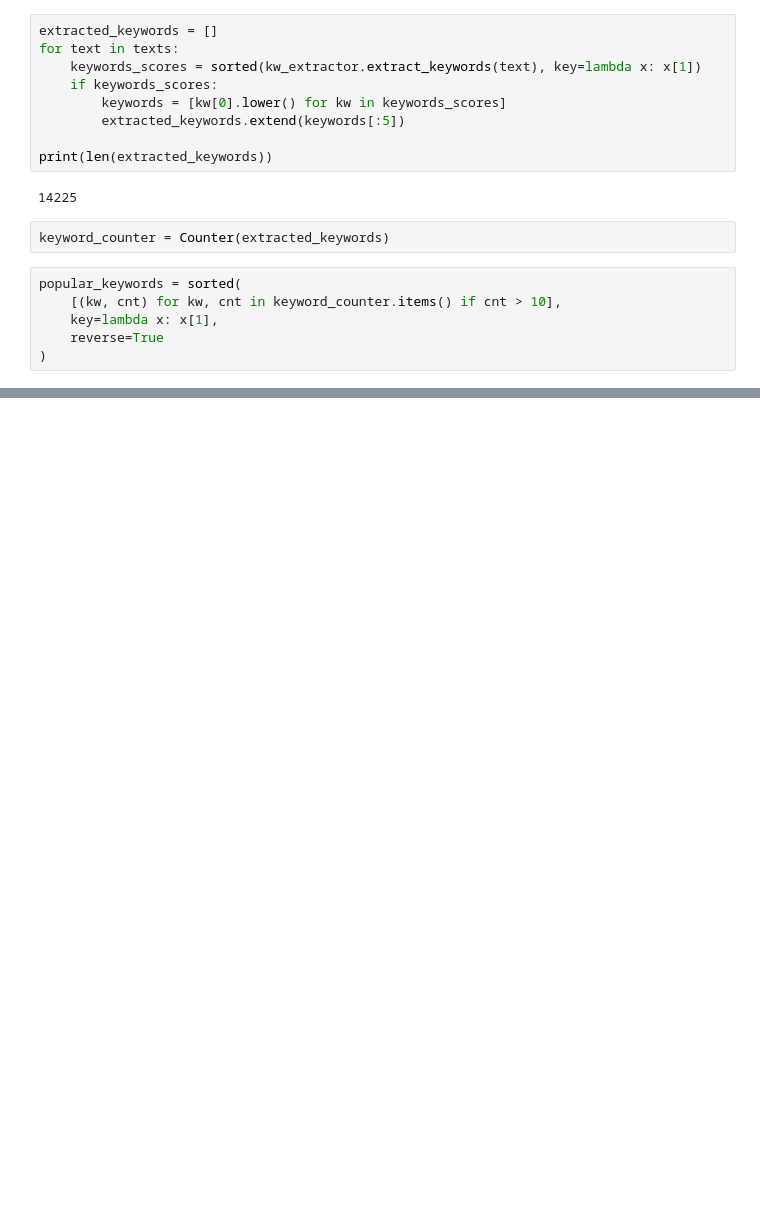
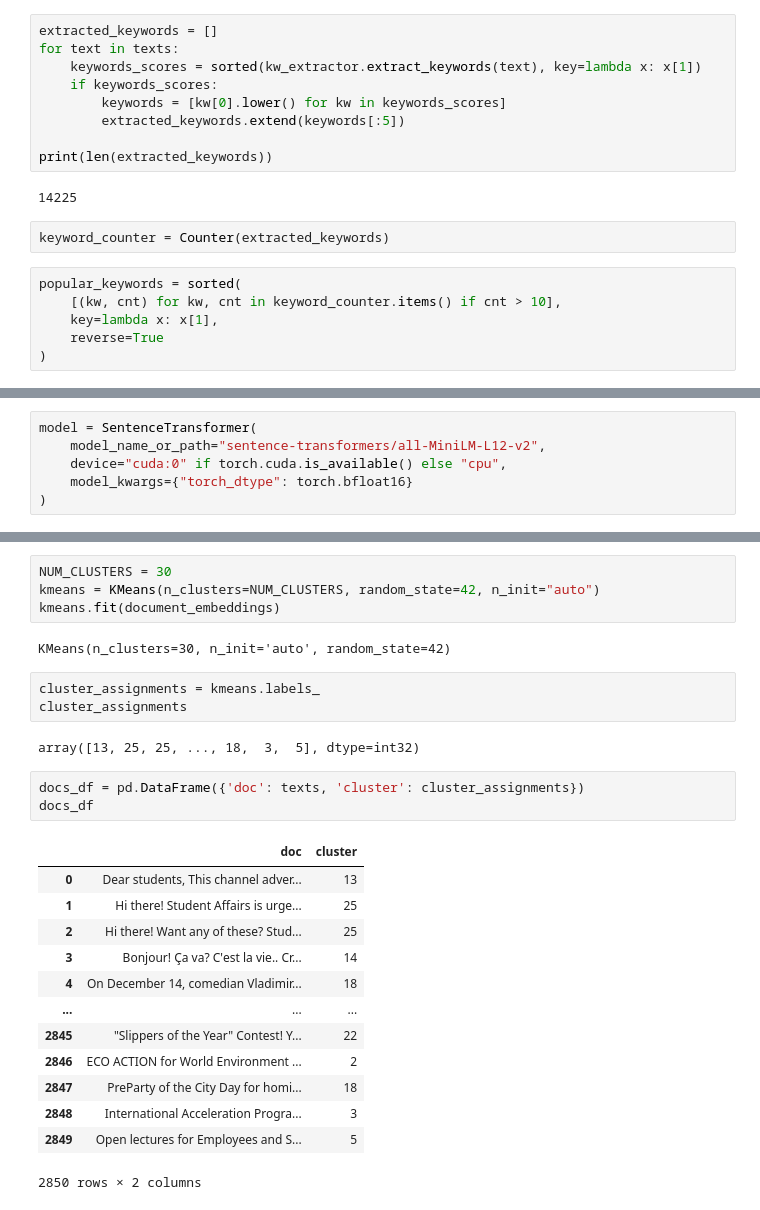
Before and after one commit to evops-sum25/evops-ml, a Jupyter notebook: notebooks/Message_Tagging/2_Tags_Extraction.ipynb, the cells around one changed output, grey strips where cells are left out. Cells and saved outputs as stored; diff of their text form; blank space fills up the shorter version.

```diff
--- a/notebooks/Message_Tagging/2_Tags_Extraction.ipynb
+++ b/notebooks/Message_Tagging/2_Tags_Extraction.ipynb
@@ -102,0 +171,6 @@ for kw, cnt in popular_keywords:
+# %%
+model = SentenceTransformer(
+    model_name_or_path="sentence-transformers/all-MiniLM-L12-v2",
+    device="cuda:0" if torch.cuda.is_available() else "cpu",
+    model_kwargs={"torch_dtype": torch.bfloat16}
+)
@@ -102,0 +194,28 @@ for kw, cnt in popular_keywords:
+# %%
+NUM_CLUSTERS = 30
+kmeans = KMeans(n_clusters=NUM_CLUSTERS, random_state=42, n_init="auto")
+kmeans.fit(document_embeddings)
+# %% [output]
+KMeans(n_clusters=30, n_init='auto', random_state=42)
+# %%
+cluster_assignments = kmeans.labels_
+cluster_assignments
+# %% [output]
+array([13, 25, 25, ..., 18,  3,  5], dtype=int32)
+# %%
+docs_df = pd.DataFrame({'doc': texts, 'cluster': cluster_assignments})
+docs_df
+# %% [output]
+|  | doc | cluster |
+| 0 | Dear students, This channel adver... | 13 |
+| 1 | Hi there! Student Affairs is urge... | 25 |
+| 2 | Hi there! Want any of these? Stud... | 25 |
+| 3 | Bonjour! Ça va? С'est la vie.. Cr... | 14 |
+| 4 | On December 14, comedian Vladimir... | 18 |
+| ... | ... | ... |
+| 2845 | "Slippers of the Year" Contest! Y... | 22 |
+| 2846 | ECO ACTION for World Environment ... | 2 |
+| 2847 | PreParty of the City Day for homi... | 18 |
+| 2848 | International Acceleration Progra... | 3 |
+| 2849 | Open lectures for Employees and S... | 5 |
+2850 rows × 2 columns
```
Also changed, not shown: parts of 24 cells of this notebook.
